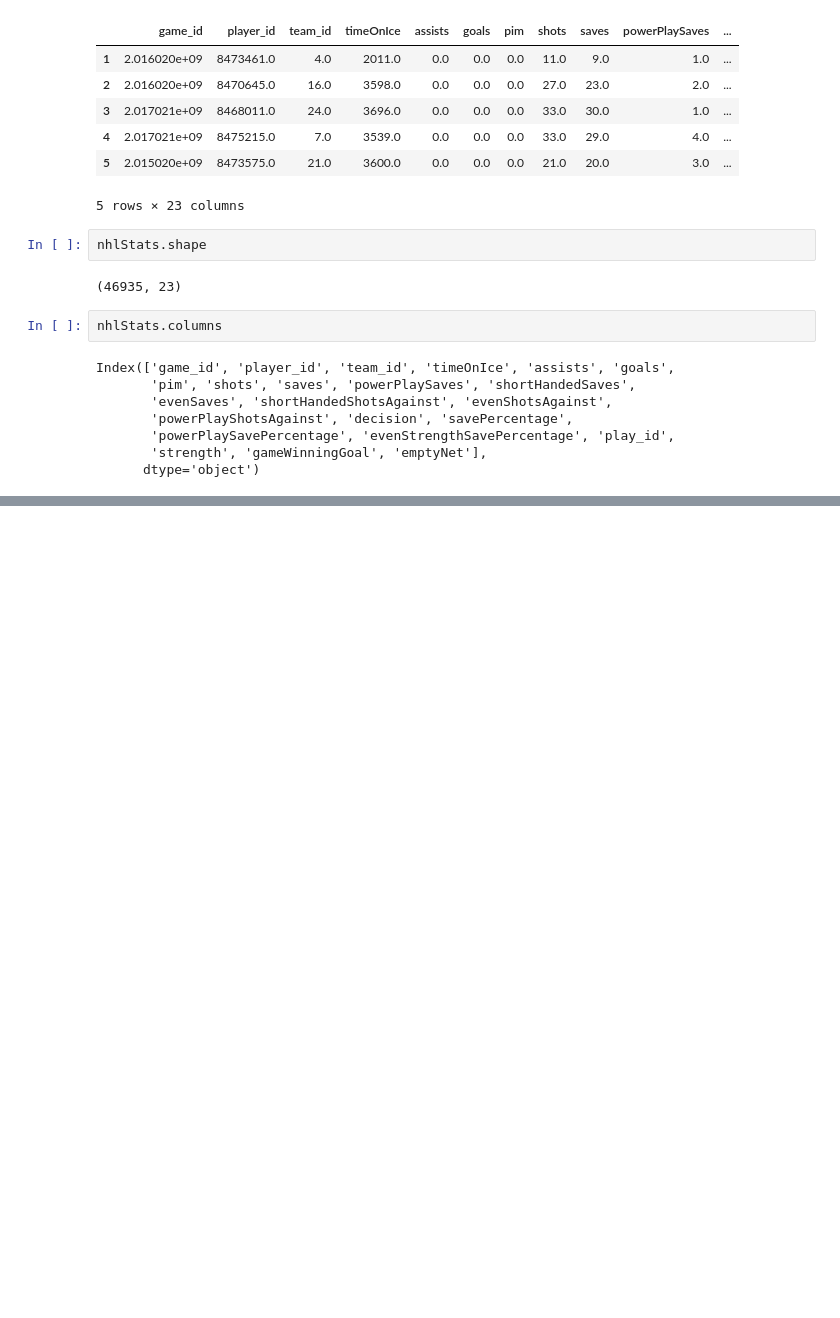
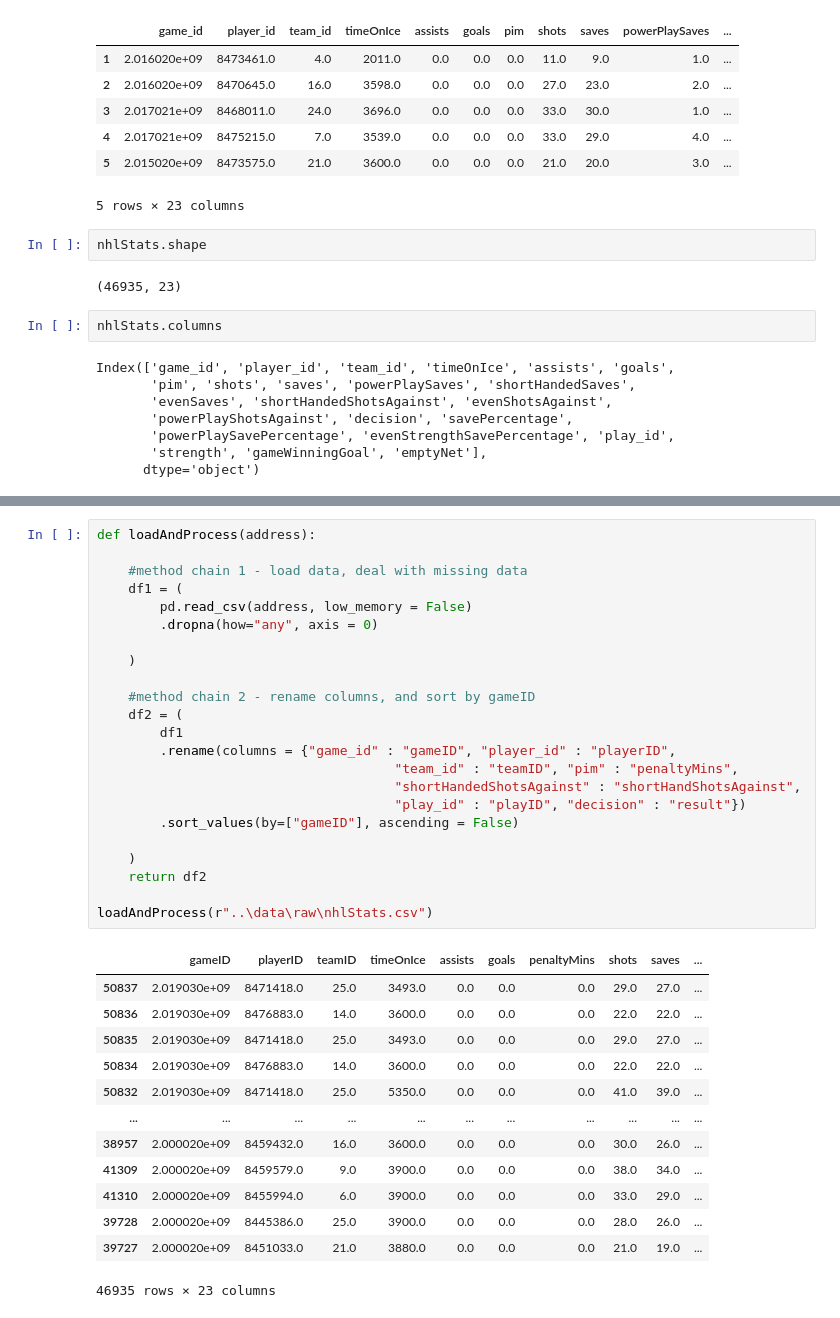
Before and after one commit to data301-2021-winter1/project-group56-project, a Jupyter notebook: notebooks/William notebook.ipynb, the cells around one changed output, grey strips where cells are left out. Drawn from its saved outputs; the diff is of its cells as text; blank space fills up the shorter version.

```diff
--- a/notebooks/William notebook.ipynb
+++ b/notebooks/William notebook.ipynb
@@ -92,0 +144,37 @@ NameError: name 'nh' is not defined
+# %%
+def loadAndProcess(address):
+
+    #method chain 1 - load data, deal with missing data
+    df1 = (
+        pd.read_csv(address, low_memory = False)
+        .dropna(how="any", axis = 0)
+
+    )
+
+    #method chain 2 - rename columns, and sort by gameID
+    df2 = (
+        df1
+        .rename(columns = {"game_id" : "gameID", "player_id" : "playerID",
+                                      "team_id" : "teamID", "pim" : "penaltyMins",
+                                      "shortHandedShotsAgainst" : "shortHandShotsAgainst",
+                                      "play_id" : "playID", "decision" : "result"})
+        .sort_values(by=["gameID"], ascending = False)
+
+    )
+    return df2
+
+loadAndProcess(r"..\data\raw\nhlStats.csv")
+# %% [output]
+|  | gameID | playerID | teamID | timeOnIce | assists | goals | penaltyMins | shots | saves | ... |
+| 50837 | 2.019030e+09 | 8471418.0 | 25.0 | 3493.0 | 0.0 | 0.0 | 0.0 | 29.0 | 27.0 | ... |
+| 50836 | 2.019030e+09 | 8476883.0 | 14.0 | 3600.0 | 0.0 | 0.0 | 0.0 | 22.0 | 22.0 | ... |
+| 50835 | 2.019030e+09 | 8471418.0 | 25.0 | 3493.0 | 0.0 | 0.0 | 0.0 | 29.0 | 27.0 | ... |
+| 50834 | 2.019030e+09 | 8476883.0 | 14.0 | 3600.0 | 0.0 | 0.0 | 0.0 | 22.0 | 22.0 | ... |
+| 50832 | 2.019030e+09 | 8471418.0 | 25.0 | 5350.0 | 0.0 | 0.0 | 0.0 | 41.0 | 39.0 | ... |
+| ... | ... | ... | ... | ... | ... | ... | ... | ... | ... | ... |
+| 38957 | 2.000020e+09 | 8459432.0 | 16.0 | 3600.0 | 0.0 | 0.0 | 0.0 | 30.0 | 26.0 | ... |
+| 41309 | 2.000020e+09 | 8459579.0 | 9.0 | 3900.0 | 0.0 | 0.0 | 0.0 | 38.0 | 34.0 | ... |
+| 41310 | 2.000020e+09 | 8455994.0 | 6.0 | 3900.0 | 0.0 | 0.0 | 0.0 | 33.0 | 29.0 | ... |
+| 39728 | 2.000020e+09 | 8445386.0 | 25.0 | 3900.0 | 0.0 | 0.0 | 0.0 | 28.0 | 26.0 | ... |
+| 39727 | 2.000020e+09 | 8451033.0 | 21.0 | 3880.0 | 0.0 | 0.0 | 0.0 | 21.0 | 19.0 | ... |
+46935 rows × 23 columns
```
Also changed, not shown: parts of 6 cells of this notebook.
